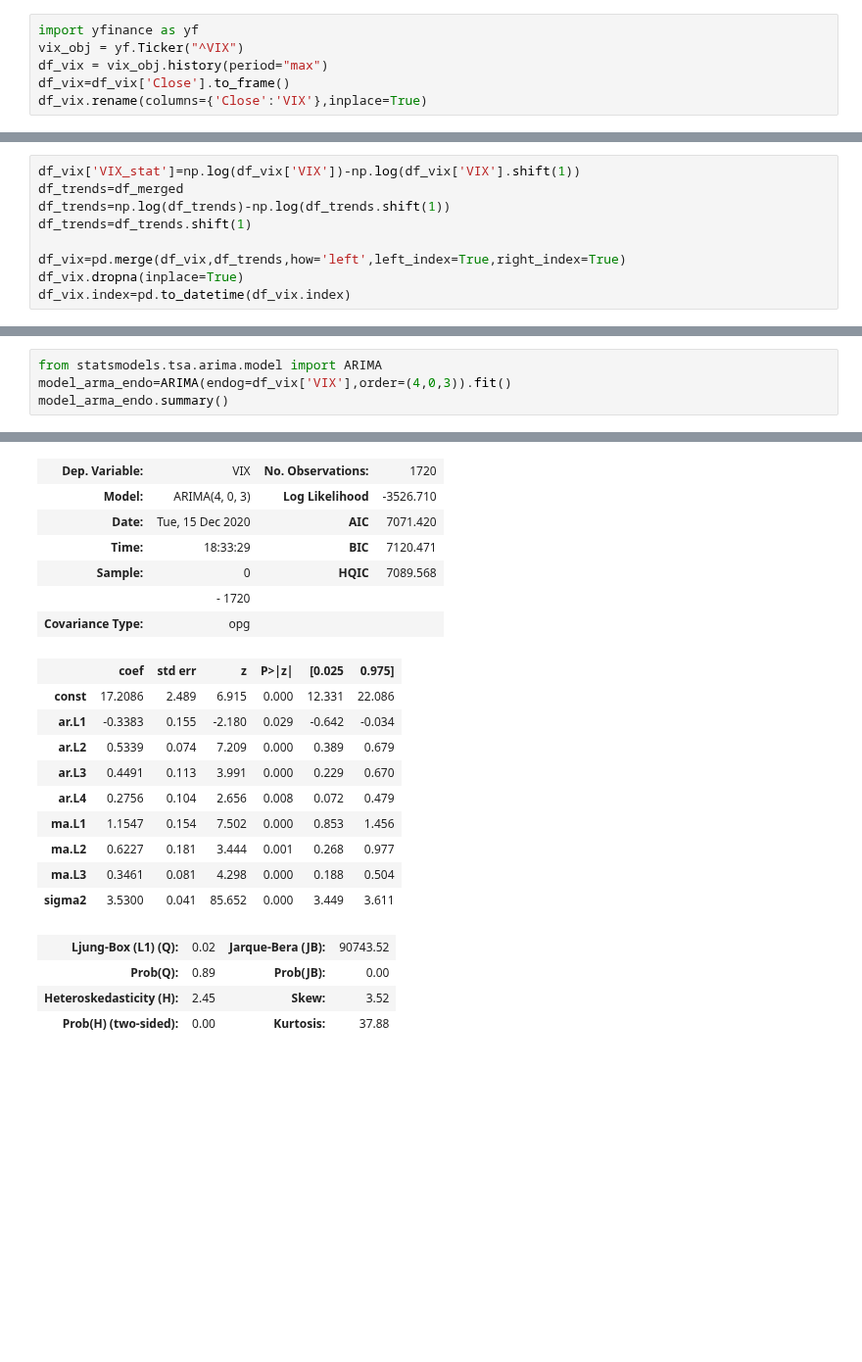
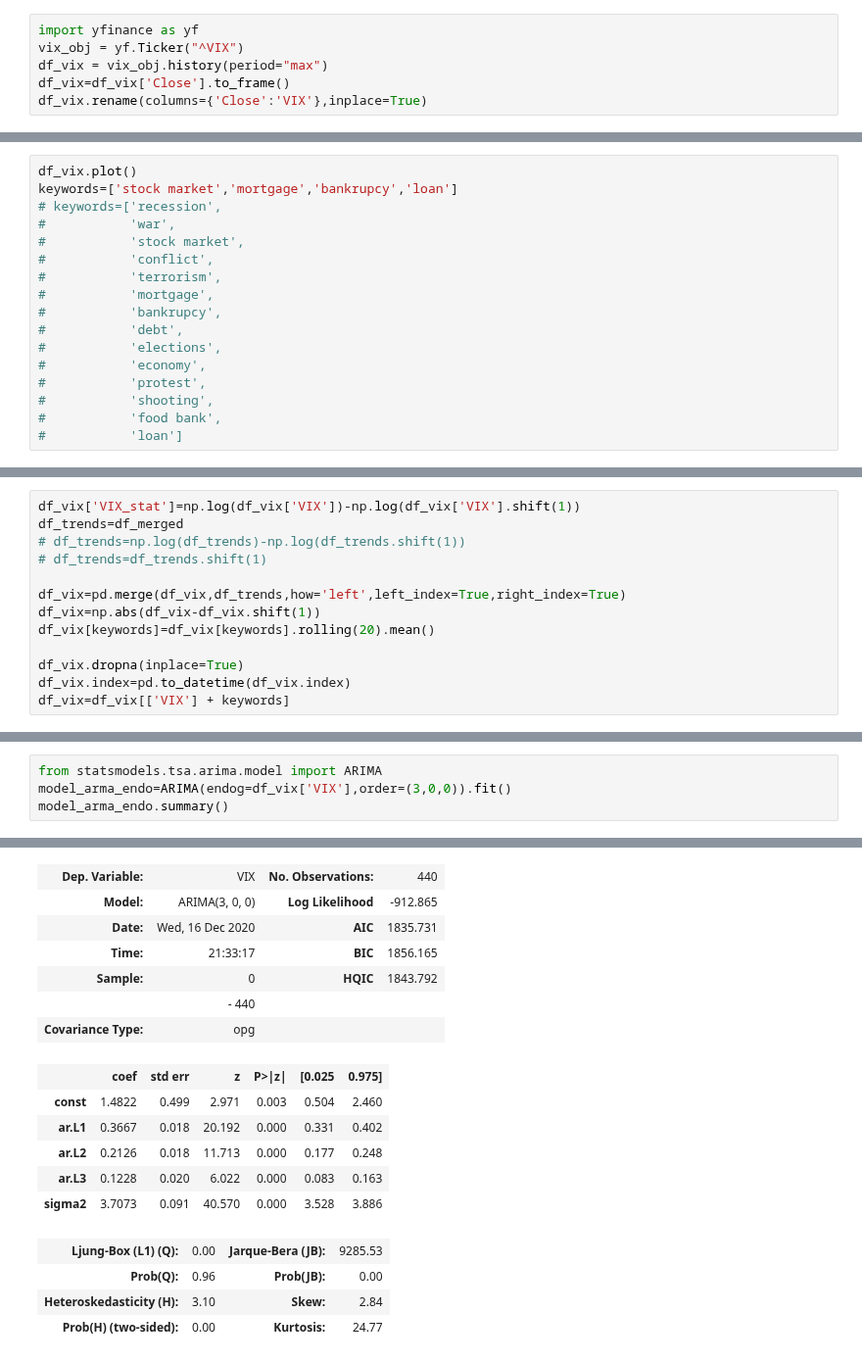
Before and after one commit to epfl-ada/ada-2020-project-milestone-p3-p3_tak, a Jupyter notebook: VIX.ipynb, the cells around one changed output, grey strips where cells are left out. Shown at 98% size. Saved outputs shown, nothing was run; the diff lists cells and outputs as text; blank space fills up the shorter version.

```diff
--- a/VIX.ipynb
+++ b/VIX.ipynb
@@ -60,0 +68,17 @@ df_vix.plot()
+# %%
+df_vix.plot()
+keywords=['stock market','mortgage','bankrupcy','loan']
+# keywords=['recession',
+#           'war',
+#           'stock market',
+#           'conflict',
+#           'terrorism',
+#           'mortgage',
+#           'bankrupcy',
+#           'debt',
+#           'elections',
+#           'economy',
+#           'protest',
+#           'shooting',
+#           'food bank',
+#           'loan']
@@ -61,12 +87,16 @@ df_vix.plot()
 # %%
 df_vix['VIX_stat']=np.log(df_vix['VIX'])-np.log(df_vix['VIX'].shift(1))
 df_trends=df_merged
-df_trends=np.log(df_trends)-np.log(df_trends.shift(1))
-df_trends=df_trends.shift(1)
+# df_trends=np.log(df_trends)-np.log(df_trends.shift(1))
+# df_trends=df_trends.shift(1)
 
 df_vix=pd.merge(df_vix,df_trends,how='left',left_index=True,right_index=True)
+df_vix=np.abs(df_vix-df_vix.shift(1))
+df_vix[keywords]=df_vix[keywords].rolling(20).mean()
+
 df_vix.dropna(inplace=True)
 df_vix.index=pd.to_datetime(df_vix.index)
+df_vix=df_vix[['VIX'] + keywords]
 # %%
 from statsmodels.graphics.tsaplots import plot_pacf, plot_acf
 plot_pacf(df_vix['VIX'], lags=20)
@@ -78,30 +108,26 @@ plot_acf(df_vix['VIX'], lags=20)
 # %%
 from statsmodels.tsa.arima.model import ARIMA
-model_arma_endo=ARIMA(endog=df_vix['VIX'],order=(4,0,3)).fit()
+model_arma_endo=ARIMA(endog=df_vix['VIX'],order=(3,0,0)).fit()
 model_arma_endo.summary()
 # %% [output]
 SARIMAX Results
-| Dep. Variable: | VIX | No. Observations: | 1720 |
-| Model: | ARIMA(4, 0, 3) | Log Likelihood | -3526.710 |
-| Date: | Tue, 15 Dec 2020 | AIC | 7071.420 |
-| Time: | 18:33:29 | BIC | 7120.471 |
-| Sample: | 0 | HQIC | 7089.568 |
-|  | - 1720 |  |  |
+| Dep. Variable: | VIX | No. Observations: | 440 |
+| Model: | ARIMA(3, 0, 0) | Log Likelihood | -912.865 |
+| Date: | Wed, 16 Dec 2020 | AIC | 1835.731 |
+| Time: | 21:33:17 | BIC | 1856.165 |
+| Sample: | 0 | HQIC | 1843.792 |
+|  | - 440 |  |  |
 | Covariance Type: | opg |  |  |
 |  | coef | std err | z | P>|z| | [0.025 | 0.975] |
-| const | 17.2086 | 2.489 | 6.915 | 0.000 | 12.331 | 22.086 |
-| ar.L1 | -0.3383 | 0.155 | -2.180 | 0.029 | -0.642 | -0.034 |
-| ar.L2 | 0.5339 | 0.074 | 7.209 | 0.000 | 0.389 | 0.679 |
-| ar.L3 | 0.4491 | 0.113 | 3.991 | 0.000 | 0.229 | 0.670 |
-| ar.L4 | 0.2756 | 0.104 | 2.656 | 0.008 | 0.072 | 0.479 |
-| ma.L1 | 1.1547 | 0.154 | 7.502 | 0.000 | 0.853 | 1.456 |
-| ma.L2 | 0.6227 | 0.181 | 3.444 | 0.001 | 0.268 | 0.977 |
-| ma.L3 | 0.3461 | 0.081 | 4.298 | 0.000 | 0.188 | 0.504 |
-| sigma2 | 3.5300 | 0.041 | 85.652 | 0.000 | 3.449 | 3.611 |
+| const | 1.4822 | 0.499 | 2.971 | 0.003 | 0.504 | 2.460 |
+| ar.L1 | 0.3667 | 0.018 | 20.192 | 0.000 | 0.331 | 0.402 |
+| ar.L2 | 0.2126 | 0.018 | 11.713 | 0.000 | 0.177 | 0.248 |
+| ar.L3 | 0.1228 | 0.020 | 6.022 | 0.000 | 0.083 | 0.163 |
+| sigma2 | 3.7073 | 0.091 | 40.570 | 0.000 | 3.528 | 3.886 |
-| Ljung-Box (L1) (Q): | 0.02 | Jarque-Bera (JB): | 90743.52 |
-| Prob(Q): | 0.89 | Prob(JB): | 0.00 |
-| Heteroskedasticity (H): | 2.45 | Skew: | 3.52 |
-| Prob(H) (two-sided): | 0.00 | Kurtosis: | 37.88 |
+| Ljung-Box (L1) (Q): | 0.00 | Jarque-Bera (JB): | 9285.53 |
+| Prob(Q): | 0.96 | Prob(JB): | 0.00 |
+| Heteroskedasticity (H): | 3.10 | Skew: | 2.84 |
+| Prob(H) (two-sided): | 0.00 | Kurtosis: | 24.77 |
 Warnings:
 [1] Covariance matrix calculated using the outer product of gradients (complex-step).
 # %%
```
Also changed, not shown: parts of 20 cells of this notebook.
